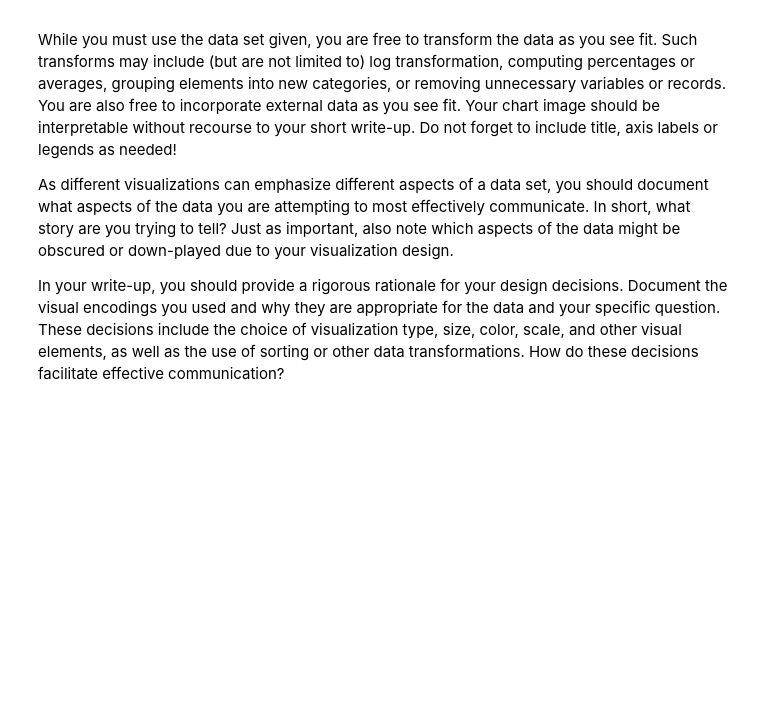
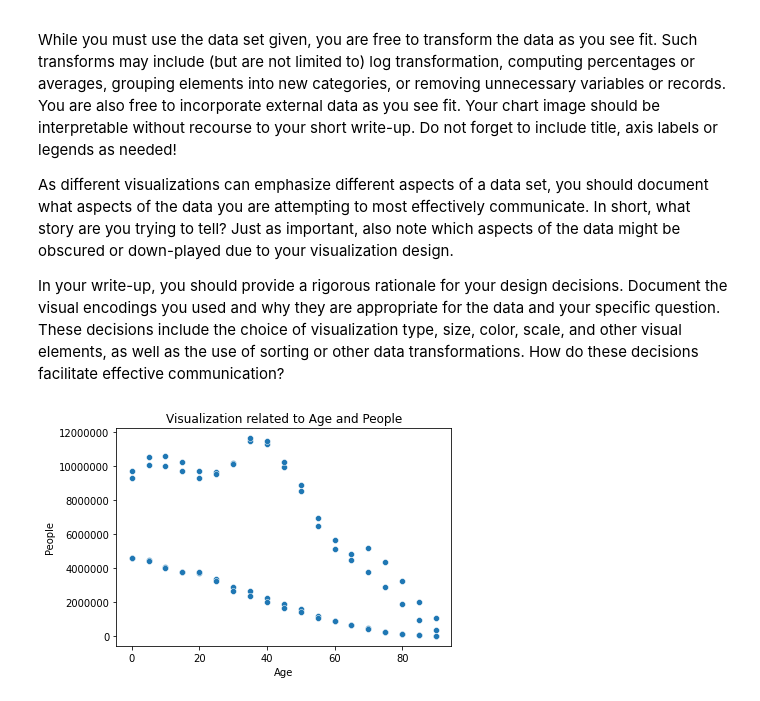
Before and after one commit to Revanthch/INFO-5502, a Jupyter notebook: lab_assignment_05.ipynb, the cells around one changed output. Saved outputs shown, nothing was run; the diff lists cells and outputs as text; code cells hidden in the pictures; blank space fills up the shorter version.

```diff
--- a/lab_assignment_05.ipynb
+++ b/lab_assignment_05.ipynb
@@ -33,11 +34,18 @@ I have decided to brief about the relation between different age groups related
 # %%
 # Your answer here (python code + explanation):
 import numpy as np
 import pandas as pd
 import matplotlib.pyplot as pt
 import seaborn as sn
 %matplotlib inline
-df = pd.read_csv('lab_assignment_05_census.csv')
+df = pd.read_csv('lab_assignment_05_census (1).csv')
+pt.title("Visualization related to Sex and Year")
+# VISUALIZATION
+sn.scatterplot(x="Age",y="People",data=df)
+pt.title("Visualization related to Age and People")
+pt.ticklabel_format(style='plain', axis='y')
+# %% [output]
+[figure, added]
 # %%
 df.describe()
 # %% [output]
```
Also changed, not shown: parts of 5 cells of this notebook.
